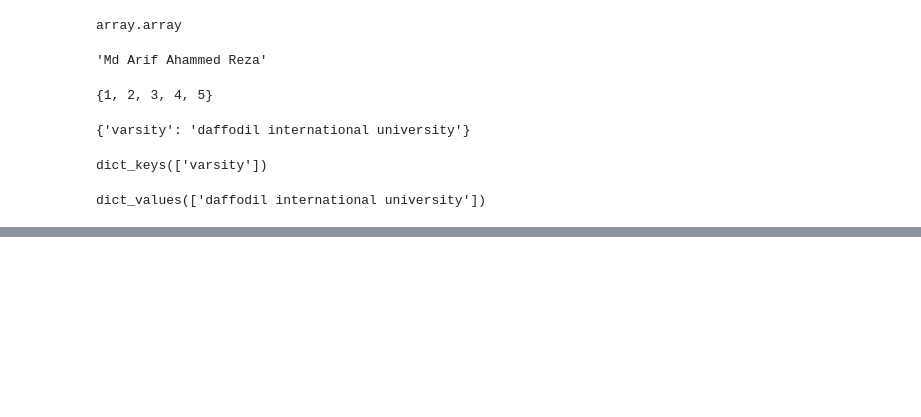
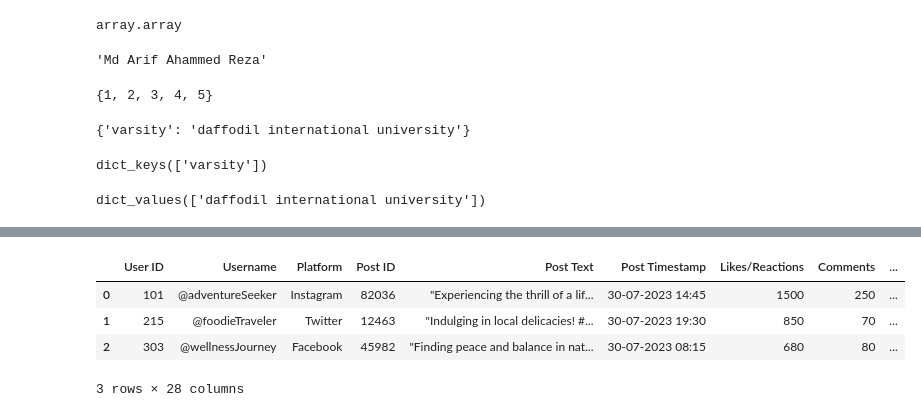
Before and after one commit to mdarifahammedreza/Data-Science-practice, a Jupyter notebook: Data type.ipynb, the cells around one changed output, grey strips where cells are left out. Cells and saved outputs as stored; diff of their text form; code cells hidden in the pictures; blank space fills up the shorter version.

```diff
--- a/Data type.ipynb
+++ b/Data type.ipynb
@@ -155,0 +180,8 @@ df = read_csv('')
+# %%
+df.head(3)
+# %% [output]
+|  | User ID | Username | Platform | Post ID | Post Text | Post Timestamp | Likes/Reactions | Comments | ... |
+| 0 | 101 | @adventureSeeker | Instagram | 82036 | "Experiencing the thrill of a lif... | 30-07-2023 14:45 | 1500 | 250 | ... |
+| 1 | 215 | @foodieTraveler | Twitter | 12463 | "Indulging in local delicacies! #... | 30-07-2023 19:30 | 850 | 70 | ... |
+| 2 | 303 | @wellnessJourney | Facebook | 45982 | "Finding peace and balance in nat... | 30-07-2023 08:15 | 680 | 80 | ... |
+3 rows × 28 columns
```
Also changed, not shown: parts of 2 cells of this notebook, 1 other file.
